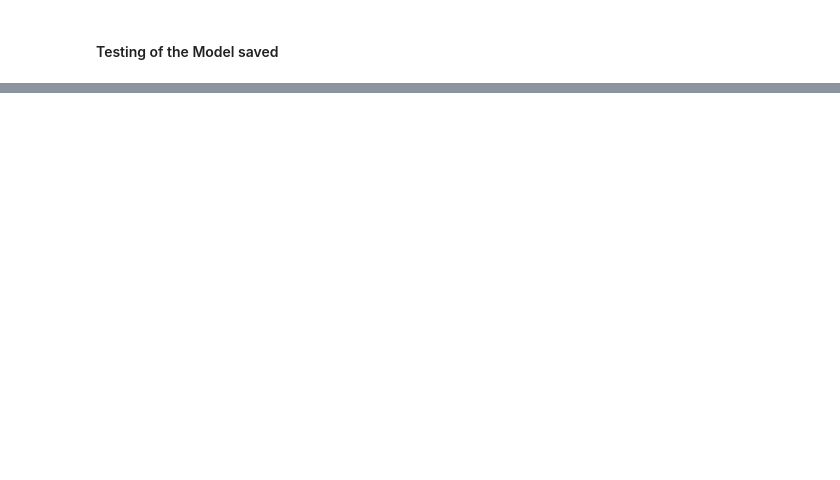
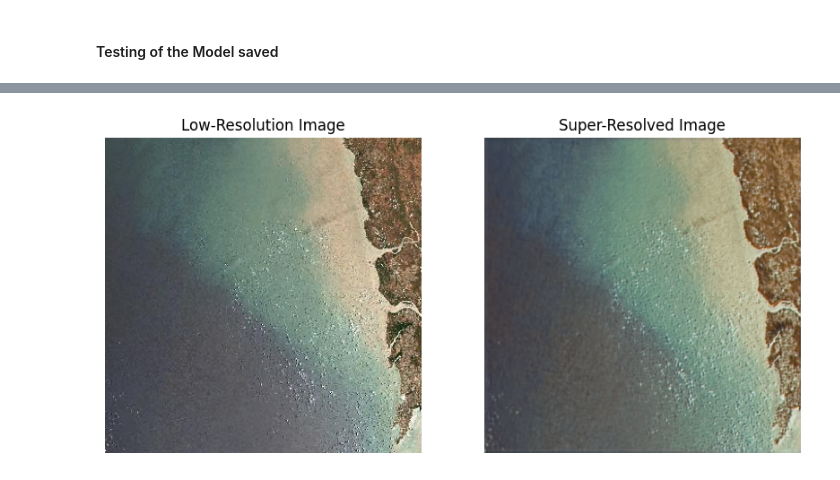
Before and after one commit to WoahImCoding/Using-SRGAN-Image-processing-, a Jupyter notebook: SRGAN_Super_Resolution_GAN.ipynb, the cells around one changed output, grey strips where cells are left out. Cells and saved outputs as stored; diff of their text form; code cells hidden in the pictures; blank space fills up the shorter version.

```diff
--- a/SRGAN_Super_Resolution_GAN.ipynb
+++ b/SRGAN_Super_Resolution_GAN.ipynb
@@ -597,0 +527,47 @@ plt.show()
+# %%
+# Load the trained generator model
+checkpoint_path = '/content/drive/MyDrive/Sentinel - 2 Images/netG.pth'
+netG = Generator(10)
+netG.load_state_dict(torch.load(checkpoint_path))
+netG.eval()
+
+# Load the low-resolution image
+lr_image_path = '/content/drive/MyDrive/Sentinel - 2 Images/SEN2A_MSI_zzz_06MAY2024_005_T42QZG_ESA_STUBBAOJD_20240506T094758.jpg'
+lr_image = Image.open(lr_image_path).convert('RGB')
+
+# Preprocess the LR image
+preprocess_lr = transforms.Compose([
+    transforms.Resize((600, 600)),  # Resize to a smaller resolution
+    transforms.ToTensor(),  # Convert to tensor
+
+])
+
+# Apply preprocessing to LR image
+lr_image_tensor = preprocess_lr(lr_image).unsqueeze(0)
+
+# Perform Super-Resolution
+with torch.no_grad():
+    sr_image_tensor = netG(lr_image_tensor).clamp(0, 1)
+
+# Convert SR image tensor to PIL image
+sr_image_pil = TF.to_pil_image(sr_image_tensor.squeeze(0))
+lr_image_pil = TF.to_pil_image(lr_image_tensor.squeeze(0))
+
+# Plot LR and SR images side by side
+plt.figure(figsize=(10, 5))
+
+# Plot LR image
+plt.subplot(1, 2, 1)
+plt.imshow(lr_image)
+plt.title('Low-Resolution Image')
+plt.axis('off')
+
+# Plot SR image
+plt.subplot(1, 2, 2)
+plt.imshow(sr_image_pil)
+plt.title('Super-Resolved Image')
+plt.axis('off')
+
+plt.show()
+# %% [output]
+[figure, added]
```
Also changed, not shown: parts of 43 cells of this notebook.
